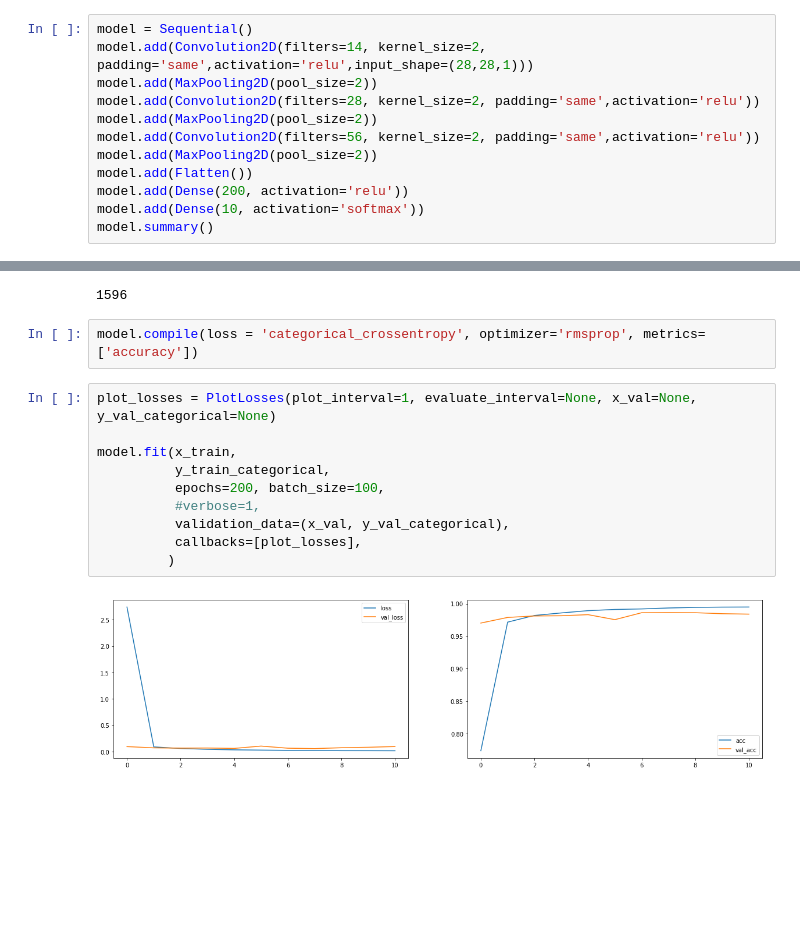
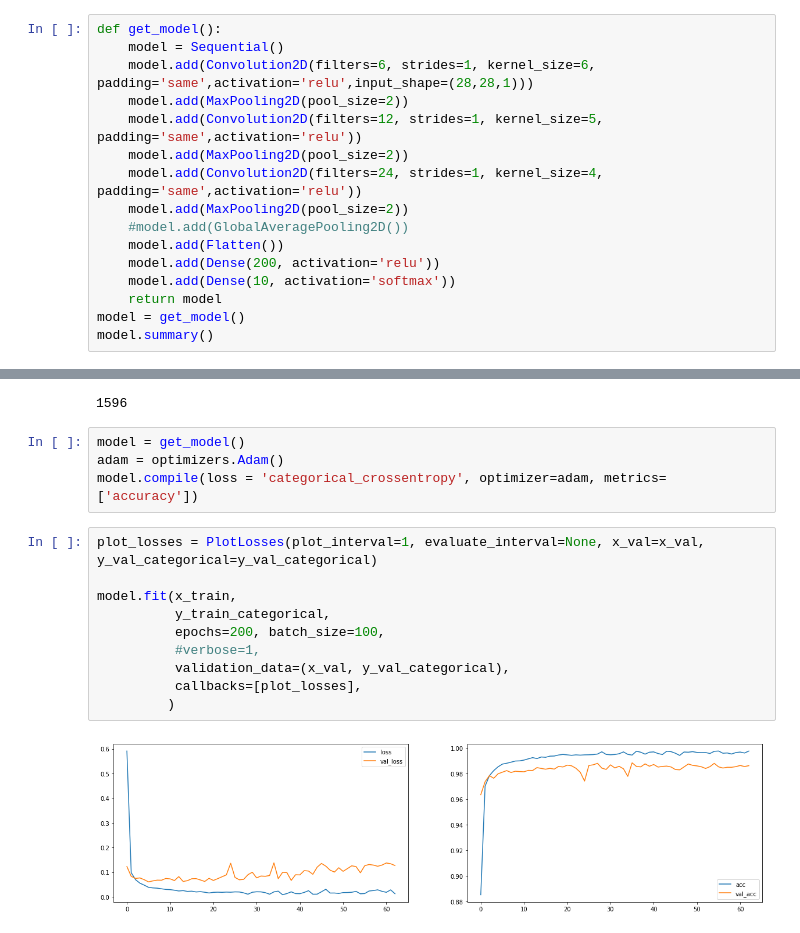
Before and after one commit to gebasilio/MNIST-MLP-CNN, a Jupyter notebook: MNIST-CNN.ipynb, the cells around one changed output, grey strips where cells are left out. Cells and saved outputs as stored; diff of their text form; blank space fills up the shorter version.

```diff
--- a/MNIST-CNN.ipynb
+++ b/MNIST-CNN.ipynb
@@ -78,16 +78,20 @@ x_test.shape[1:]
 # kernel_size tipicamente entre 2 y 5 (2x2, 5x5)
 # input_shape=(alto,ancho,cantidad de canales) blanco y negro el utlimo es 1
 # %%
-model = Sequential()
-model.add(Convolution2D(filters=14, kernel_size=2, padding='same',activation='relu',input_shape=(28,28,1)))
-model.add(MaxPooling2D(pool_size=2))
-model.add(Convolution2D(filters=28, kernel_size=2, padding='same',activation='relu'))
-model.add(MaxPooling2D(pool_size=2))
-model.add(Convolution2D(filters=56, kernel_size=2, padding='same',activation='relu'))
-model.add(MaxPooling2D(pool_size=2))
-model.add(Flatten())
-model.add(Dense(200, activation='relu'))
-model.add(Dense(10, activation='softmax'))
+def get_model():
+    model = Sequential()
+    model.add(Convolution2D(filters=6, strides=1, kernel_size=6, padding='same',activation='relu',input_shape=(28,28,1)))
+    model.add(MaxPooling2D(pool_size=2))
+    model.add(Convolution2D(filters=12, strides=1, kernel_size=5, padding='same',activation='relu'))
+    model.add(MaxPooling2D(pool_size=2))
+    model.add(Convolution2D(filters=24, strides=1, kernel_size=4, padding='same',activation='relu'))
+    model.add(MaxPooling2D(pool_size=2))
+    #model.add(GlobalAveragePooling2D())
+    model.add(Flatten())
+    model.add(Dense(200, activation='relu'))
+    model.add(Dense(10, activation='softmax'))
+    return model
+model = get_model()
 model.summary()
 # %% [output]
 _________________________________________________________________
@@ -116,16 +120,18 @@ features_maps*filters*kernel_size*kernel_size+filters
 # %% [output]
 1596
 # %%
-model.compile(loss = 'categorical_crossentropy', optimizer='rmsprop', metrics=['accuracy'])
+model = get_model()
+adam = optimizers.Adam()
+model.compile(loss = 'categorical_crossentropy', optimizer=adam, metrics=['accuracy'])
 # %%
-plot_losses = PlotLosses(plot_interval=1, evaluate_interval=None, x_val=None, y_val_categorical=None)
+plot_losses = PlotLosses(plot_interval=1, evaluate_interval=None, x_val=x_val, y_val_categorical=y_val_categorical)
 
 model.fit(x_train,
           y_train_categorical,
           epochs=200, batch_size=100,
           #verbose=1,
           validation_data=(x_val, y_val_categorical),
           callbacks=[plot_losses],
          )
 # %% [output]
-[figure, old version]
+[figure, new version]
```
Also changed, not shown: parts of 3 cells of this notebook.
